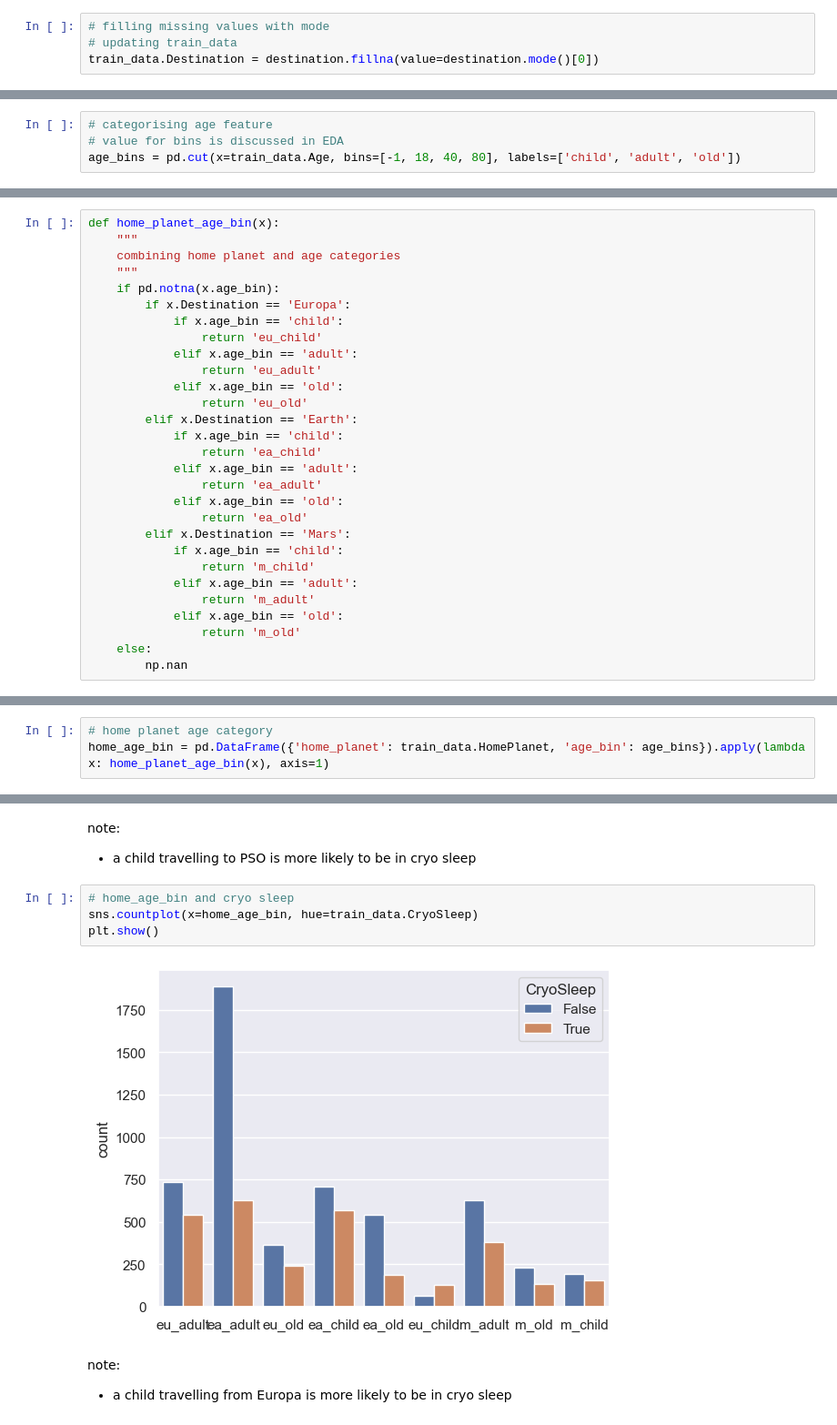
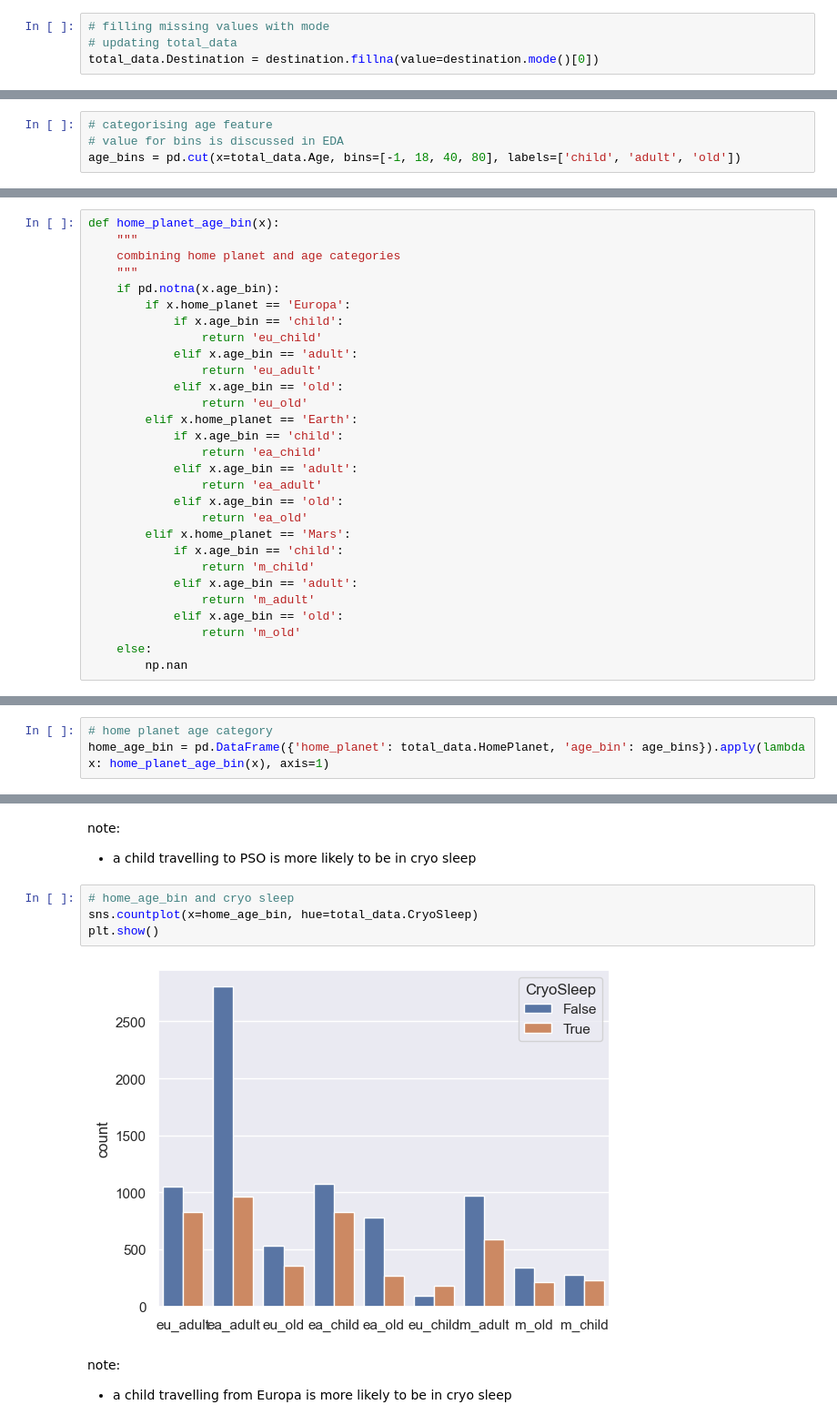
Before and after one commit to chickooooo/space_titanic_2, a Jupyter notebook: v2/notebooks/handling_missing_values.ipynb, the cells around one changed output, grey strips where cells are left out. Shown at 91% size. Cells and saved outputs as stored; diff of their text form.

```diff
--- a/v2/notebooks/handling_missing_values.ipynb
+++ b/v2/notebooks/handling_missing_values.ipynb
@@ -428,7 +474,7 @@ destination.head()
 Name: Destination, dtype: object
 # %%
 # filling missing values with mode
-# updating train_data
-train_data.Destination = destination.fillna(value=destination.mode()[0])
+# updating total_data
+total_data.Destination = destination.fillna(value=destination.mode()[0])
 # %%
 # checking for null values
@@ -469,7 +515,7 @@ We will focus on finding the relations where cryo sleep is True, as it is the mi
 # %%
 # categorising age feature
 # value for bins is discussed in EDA
-age_bins = pd.cut(x=train_data.Age, bins=[-1, 18, 40, 80], labels=['child', 'adult', 'old'])
+age_bins = pd.cut(x=total_data.Age, bins=[-1, 18, 40, 80], labels=['child', 'adult', 'old'])
 # %% [markdown]
 Let's see how **cryo sleep** behaves for different combination of **age_bin**, **home_planet** and **destination** features
 # %%
@@ -507,21 +553,21 @@ def home_planet_age_bin(x):
     combining home planet and age categories
     """
     if pd.notna(x.age_bin):
-        if x.Destination == 'Europa':
+        if x.home_planet == 'Europa':
             if x.age_bin == 'child':
                 return 'eu_child'
             elif x.age_bin == 'adult':
                 return 'eu_adult'
             elif x.age_bin == 'old':
                 return 'eu_old'
-        elif x.Destination == 'Earth':
+        elif x.home_planet == 'Earth':
             if x.age_bin == 'child':
                 return 'ea_child'
             elif x.age_bin == 'adult':
                 return 'ea_adult'
             elif x.age_bin == 'old':
                 return 'ea_old'
-        elif x.Destination == 'Mars':
+        elif x.home_planet == 'Mars':
             if x.age_bin == 'child':
                 return 'm_child'
             elif x.age_bin == 'adult':
@@ -562,5 +608,5 @@ dest_age_bin = pd.DataFrame({'Destination': train_data.Destination, 'age_bin': a
 # %%
 # home planet age category
-home_age_bin = pd.DataFrame({'home_planet': train_data.HomePlanet, 'age_bin': age_bins}).apply(lambda x: home_planet_age_bin(x), axis=1)
+home_age_bin = pd.DataFrame({'home_planet': total_data.HomePlanet, 'age_bin': age_bins}).apply(lambda x: home_planet_age_bin(x), axis=1)
 # %%
 # home planet destination
@@ -576,10 +622,10 @@ note:
 - a child travelling to PSO is more likely to be in cryo sleep
 # %%
 # home_age_bin and cryo sleep
-sns.countplot(x=home_age_bin, hue=train_data.CryoSleep)
+sns.countplot(x=home_age_bin, hue=total_data.CryoSleep)
 plt.show()
 # %% [output]
-[figure, old version]
+[figure, new version]
 # %% [markdown]
 note:
 - a child travelling from Europa is more likely to be in cryo sleep
```
Also changed, not shown: parts of 95 cells of this notebook, 4 other files.
